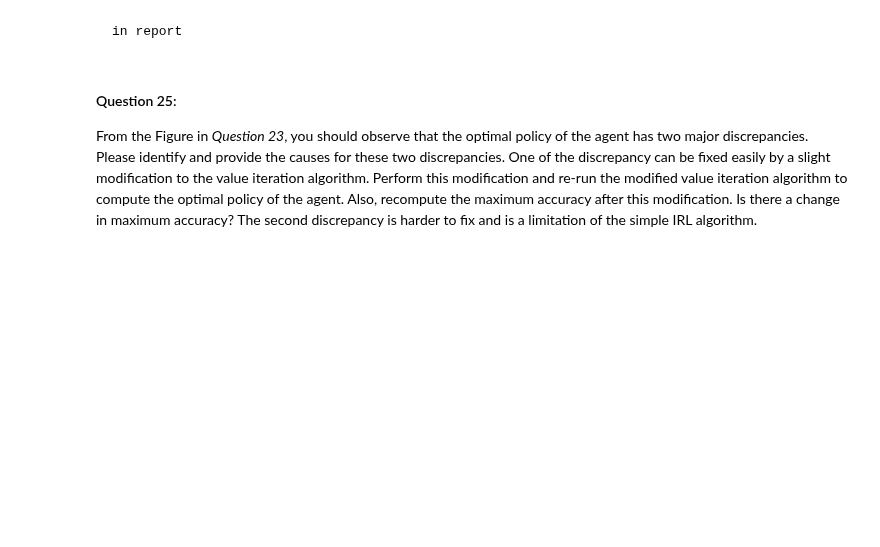
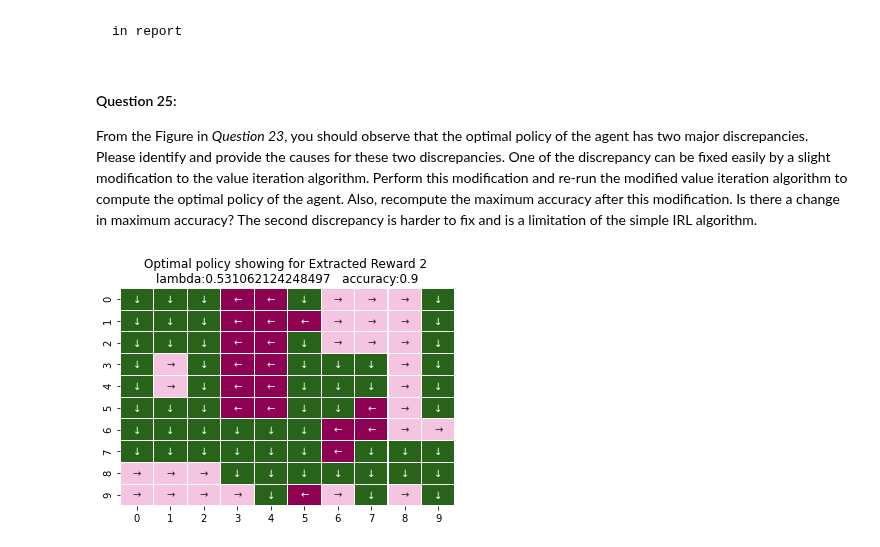
Before and after one commit to MaggieX/Large_Scale_Social_Complex_Network, a Jupyter notebook: Project3/Project3_Q1_Q24.ipynb, the cells around one changed output. Cells and saved outputs as stored; diff of their text form; code cells hidden in the pictures; blank space fills up the shorter version.

```diff
--- a/Project3/Project3_Q1_Q24.ipynb
+++ b/Project3/Project3_Q1_Q24.ipynb
@@ -929,0 +928,14 @@ compute the optimal policy of the agent. Also, recompute the maximum accuracy af
+# %%
+def extract_env2(lambda_25):
+    c_extract25, D_extract25, b_extract25 = get_LP_components(tm2, lambda_25, r_max2)
+    reward_extract25 = np.array(get_reward(c_extract25, D_extract25, b_extract25)).reshape(10, 10)
+
+    env25 = Environment(n, na, w, gamma, reward_extract25)
+    pi_25, V_25 = value_iteration(env25, eps, snapshots=False)
+    plot_policy_color(n, pi_25, 'Optimal policy showing for Extracted Reward 2 \nlambda:{}   accuracy:{}'.format(lambda_25, result2.get(lambda_25)))
+# %%
+# low lambda, no  deadlock, guide to out of bounds
+lambda_25 = 0.531062124248497 #0.9
+extract_env2(lambda_25)
+# %% [output]
+[figure, added]
```
Also changed, not shown: parts of 11 cells of this notebook.
